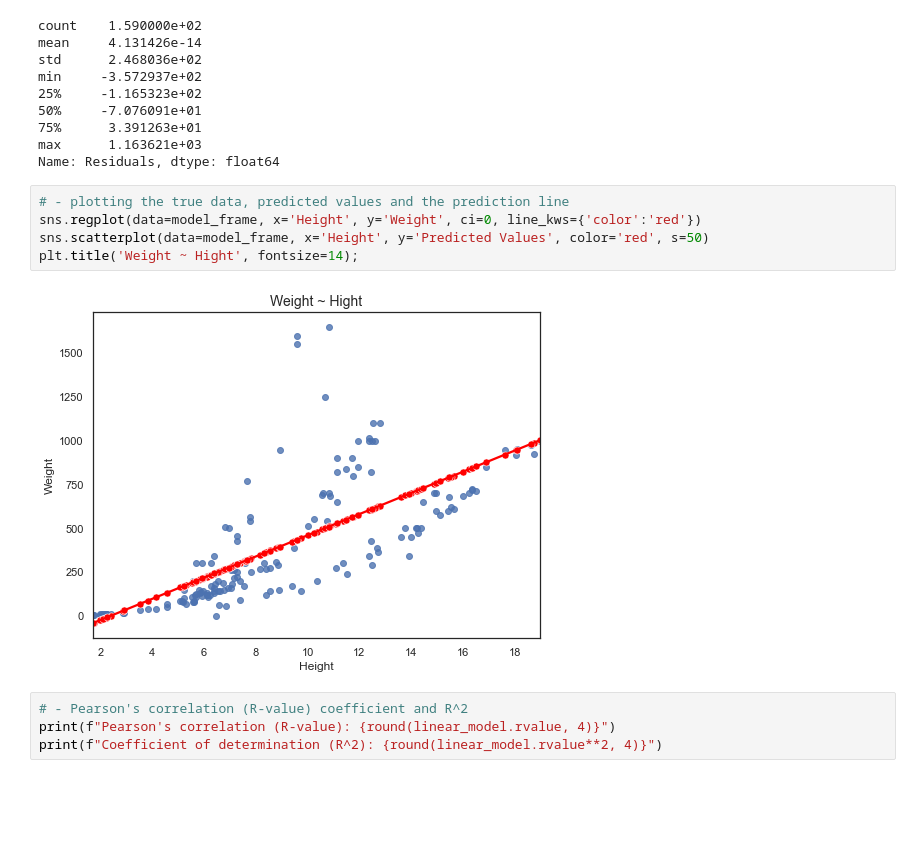
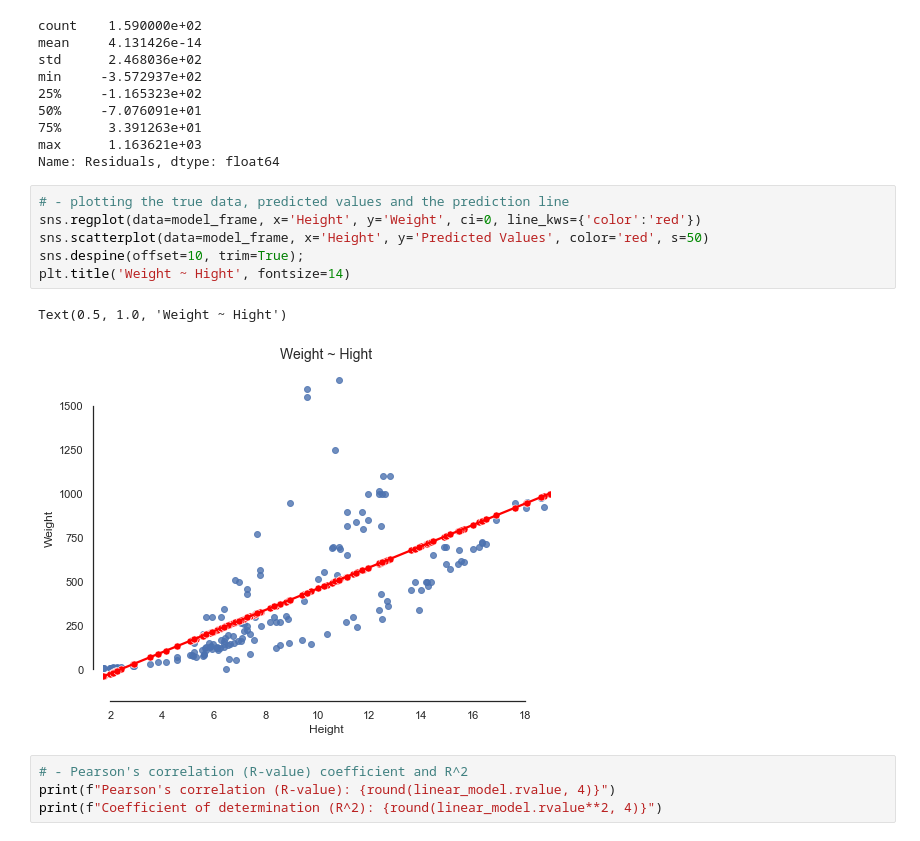
Before and after one commit to datakolektiv/DSS_IntroMLPython, a Jupyter notebook: _week02/Linear_Regression.ipynb, the cells around one changed output. Saved outputs shown, nothing was run; the diff lists cells and outputs as text; blank space fills up the shorter version.

```diff
--- a/_week02/Linear_Regression.ipynb
+++ b/_week02/Linear_Regression.ipynb
@@ -150,10 +150,12 @@ Name: Residuals, dtype: float64
 # %%
 # - plotting the true data, predicted values and the prediction line
 sns.regplot(data=model_frame, x='Height', y='Weight', ci=0, line_kws={'color':'red'})
 sns.scatterplot(data=model_frame, x='Height', y='Predicted Values', color='red', s=50)
-plt.title('Weight ~ Hight', fontsize=14);
+sns.despine(offset=10, trim=True);
+plt.title('Weight ~ Hight', fontsize=14)
 # %% [output]
+Text(0.5, 1.0, 'Weight ~ Hight')
-[figure, old version]
+[figure, new version]
 # %%
 # - Pearson's correlation (R-value) coefficient and R^2
 print(f"Pearson's correlation (R-value): {round(linear_model.rvalue, 4)}")
```
Also changed, not shown: parts of 9 cells of this notebook, 1 other file.
